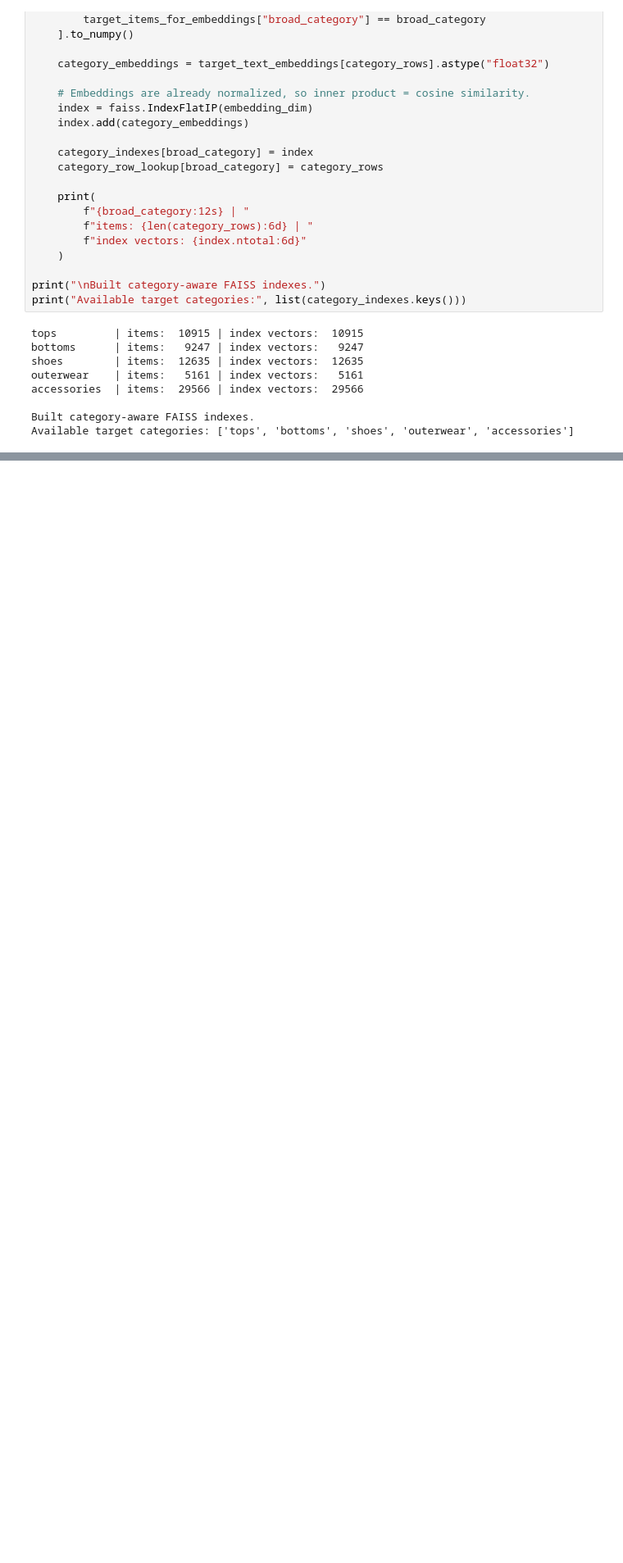
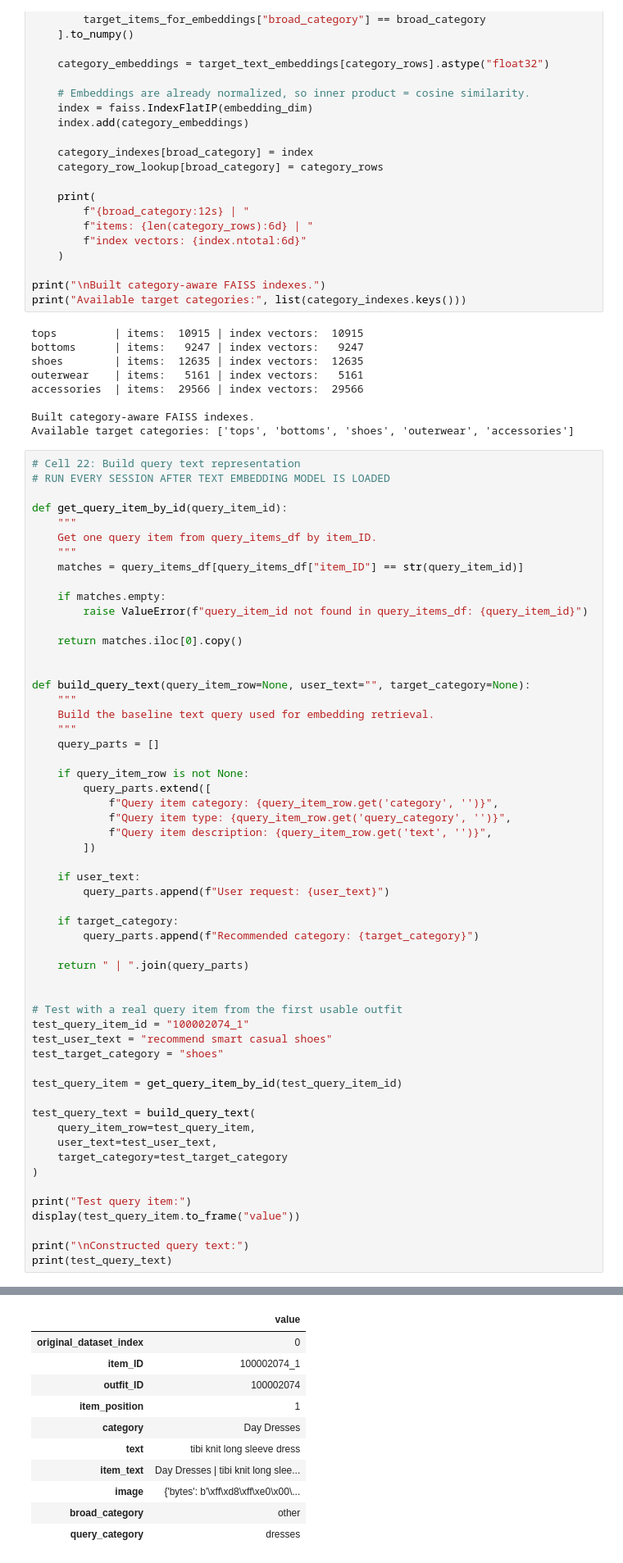
Before and after one commit to farzadismyid/evidence_fashion_recommender, a Jupyter notebook: notebook.ipynb, the cells around one changed output, grey strips where cells are left out. Shown at 82% size. Cells and saved outputs as stored; diff of their text form; blank space fills up the shorter version.

Commit message:
Build baseline query text representation

```diff
--- a/notebook.ipynb
+++ b/notebook.ipynb
@@ -1314,3 +1314,60 @@ accessories  | items:  29566 | index vectors:  29566
 
 Built category-aware FAISS indexes.
 Available target categories: ['tops', 'bottoms', 'shoes', 'outerwear', 'accessories']
+# %%
+# Cell 22: Build query text representation
+# RUN EVERY SESSION AFTER TEXT EMBEDDING MODEL IS LOADED
+
+def get_query_item_by_id(query_item_id):
+    """
+    Get one query item from query_items_df by item_ID.
+    """
+    matches = query_items_df[query_items_df["item_ID"] == str(query_item_id)]
+
+    if matches.empty:
+        raise ValueError(f"query_item_id not found in query_items_df: {query_item_id}")
+
+    return matches.iloc[0].copy()
+
+
+def build_query_text(query_item_row=None, user_text="", target_category=None):
+    """
+    Build the baseline text query used for embedding retrieval.
+    """
+    query_parts = []
+
+    if query_item_row is not None:
+        query_parts.extend([
+            f"Query item category: {query_item_row.get('category', '')}",
+            f"Query item type: {query_item_row.get('query_category', '')}",
+            f"Query item description: {query_item_row.get('text', '')}",
+        ])
+
+    if user_text:
+        query_parts.append(f"User request: {user_text}")
+
+    if target_category:
+        query_parts.append(f"Recommended category: {target_category}")
+
+    return " | ".join(query_parts)
+
+
+# Test with a real query item from the first usable outfit
+test_query_item_id = "100002074_1"
+test_user_text = "recommend smart casual shoes"
+test_target_category = "shoes"
+
+test_query_item = get_query_item_by_id(test_query_item_id)
+
+test_query_text = build_query_text(
+    query_item_row=test_query_item,
+    user_text=test_user_text,
+    target_category=test_target_category
+)
+
+print("Test query item:")
+display(test_query_item.to_frame("value"))
+
+print("\nConstructed query text:")
+print(test_query_text)
+# %% [output]
@@ -1316,0 +1375,11 @@ Available target categories: ['tops', 'bottoms', 'shoes', 'outerwear', 'accessor
+|  | value |
+| original_dataset_index | 0 |
+| item_ID | 100002074_1 |
+| outfit_ID | 100002074 |
+| item_position | 1 |
+| category | Day Dresses |
+| text | tibi knit long sleeve dress |
+| item_text | Day Dresses | tibi knit long slee... |
+| image | {'bytes': b'\xff\xd8\xff\xe0\x00\... |
+| broad_category | other |
+| query_category | dresses |
```
Also changed, not shown: parts of 1 cell of this notebook.
